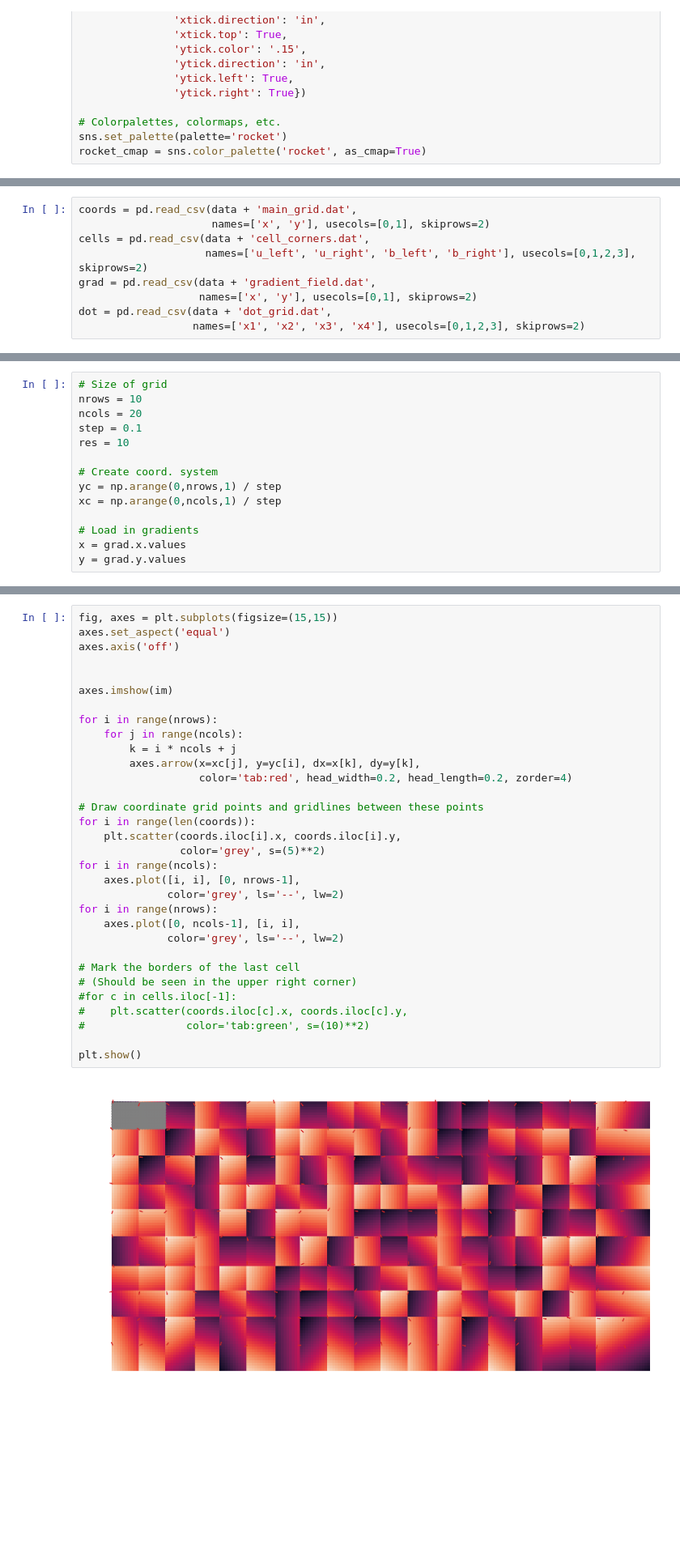
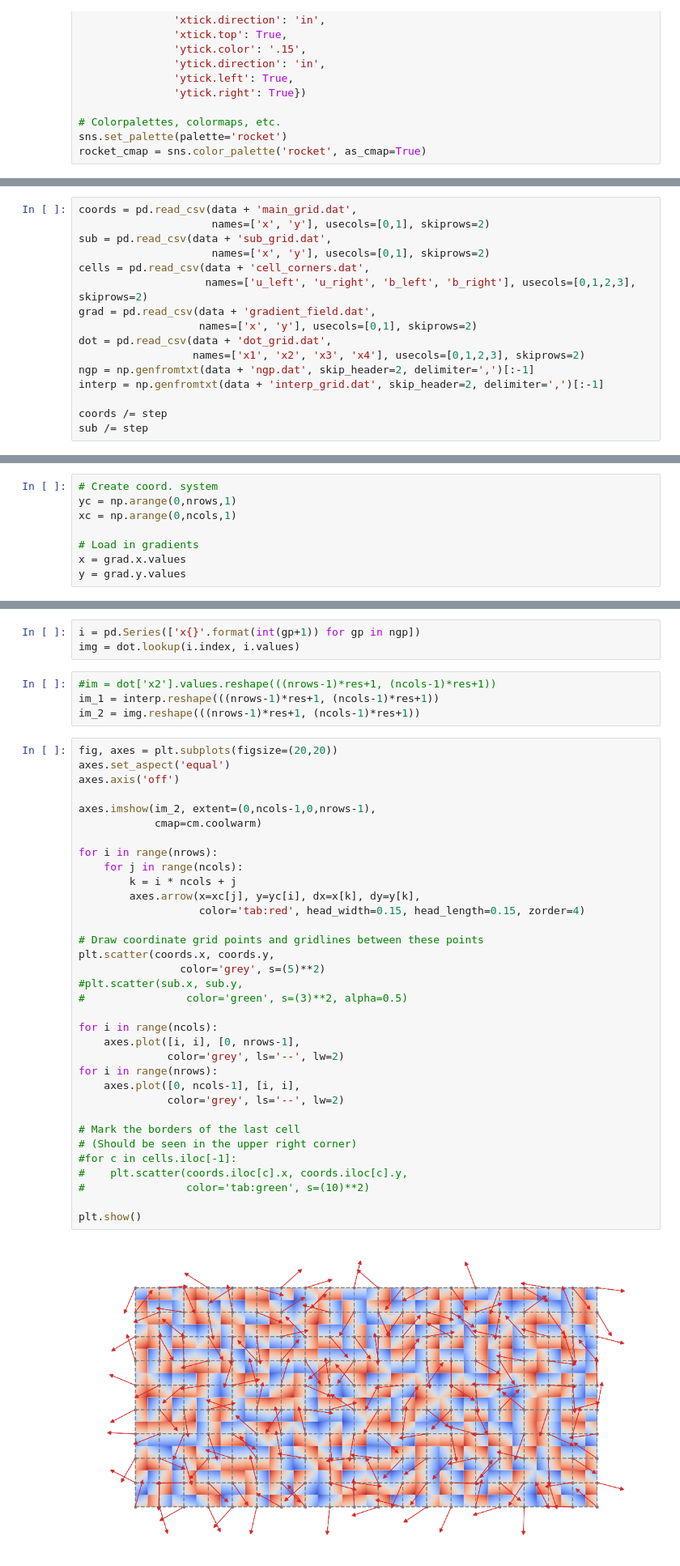
Before and after one commit to masterdesky/ELTE-mod-comp-1-2021, a Jupyter notebook: project/perlin_noise/perlin_noise.ipynb, the cells around one changed output, grey strips where cells are left out. Shown at 81% size. Cells and saved outputs as stored; diff of their text form; blank space fills up the shorter version.

Commit message:
working perlin code without interpolation

```diff
--- a/project/perlin_noise/perlin_noise.ipynb
+++ b/project/perlin_noise/perlin_noise.ipynb
@@ -82,5 +88,7 @@ rocket_cmap = sns.color_palette('rocket', as_cmap=True)
 # %%
 coords = pd.read_csv(data + 'main_grid.dat',
+                     names=['x', 'y'], usecols=[0,1], skiprows=2)
+sub = pd.read_csv(data + 'sub_grid.dat',
                      names=['x', 'y'], usecols=[0,1], skiprows=2)
 cells = pd.read_csv(data + 'cell_corners.dat',
                     names=['u_left', 'u_right', 'b_left', 'b_right'], usecols=[0,1,2,3], skiprows=2)
@@ -88,3 +96,8 @@ grad = pd.read_csv(data + 'gradient_field.dat',
                    names=['x', 'y'], usecols=[0,1], skiprows=2)
 dot = pd.read_csv(data + 'dot_grid.dat',
                   names=['x1', 'x2', 'x3', 'x4'], usecols=[0,1,2,3], skiprows=2)
+ngp = np.genfromtxt(data + 'ngp.dat', skip_header=2, delimiter=',')[:-1]
+interp = np.genfromtxt(data + 'interp_grid.dat', skip_header=2, delimiter=',')[:-1]
+
+coords /= step
+sub /= step
@@ -91,13 +106,7 @@ dot = pd.read_csv(data + 'dot_grid.dat',
 # %%
-# Size of grid
-nrows = 10
-ncols = 20
-step = 0.1
-res = 10
-
 # Create coord. system
-yc = np.arange(0,nrows,1) / step
-xc = np.arange(0,ncols,1) / step
+yc = np.arange(0,nrows,1)
+xc = np.arange(0,ncols,1)
 
 # Load in gradients
 x = grad.x.values
@@ -107,34 +114,43 @@ im = dot['x4'].values.reshape((nrows*res, ncols*res))
+# %%
+i = pd.Series(['x{}'.format(int(gp+1)) for gp in ngp])
+img = dot.lookup(i.index, i.values)
+# %%
+#im = dot['x2'].values.reshape(((nrows-1)*res+1, (ncols-1)*res+1))
+im_1 = interp.reshape(((nrows-1)*res+1, (ncols-1)*res+1))
+im_2 = img.reshape(((nrows-1)*res+1, (ncols-1)*res+1))
 # %%
-fig, axes = plt.subplots(figsize=(15,15))
+fig, axes = plt.subplots(figsize=(20,20))
 axes.set_aspect('equal')
 axes.axis('off')
 
-
-axes.imshow(im)
+axes.imshow(im_2, extent=(0,ncols-1,0,nrows-1),
+            cmap=cm.coolwarm)
 
 for i in range(nrows):
     for j in range(ncols):
         k = i * ncols + j
         axes.arrow(x=xc[j], y=yc[i], dx=x[k], dy=y[k],
-                   color='tab:red', head_width=0.2, head_length=0.2, zorder=4)
+                   color='tab:red', head_width=0.15, head_length=0.15, zorder=4)
 
 # Draw coordinate grid points and gridlines between these points
-for i in range(len(coords)):
-    plt.scatter(coords.iloc[i].x, coords.iloc[i].y,
+plt.scatter(coords.x, coords.y,
                 color='grey', s=(5)**2)
+#plt.scatter(sub.x, sub.y,
+#                color='green', s=(3)**2, alpha=0.5)
+
 for i in range(ncols):
     axes.plot([i, i], [0, nrows-1],
               color='grey', ls='--', lw=2)
 for i in range(nrows):
     axes.plot([0, ncols-1], [i, i],
               color='grey', ls='--', lw=2)
 
 # Mark the borders of the last cell
 # (Should be seen in the upper right corner)
 #for c in cells.iloc[-1]:
 #    plt.scatter(coords.iloc[c].x, coords.iloc[c].y,
 #                color='tab:green', s=(10)**2)
 
 plt.show()
 # %% [output]
-[figure, old version]
+[figure, new version]
```
Also changed, not shown: parts of 3 cells of this notebook, 10 other files.
